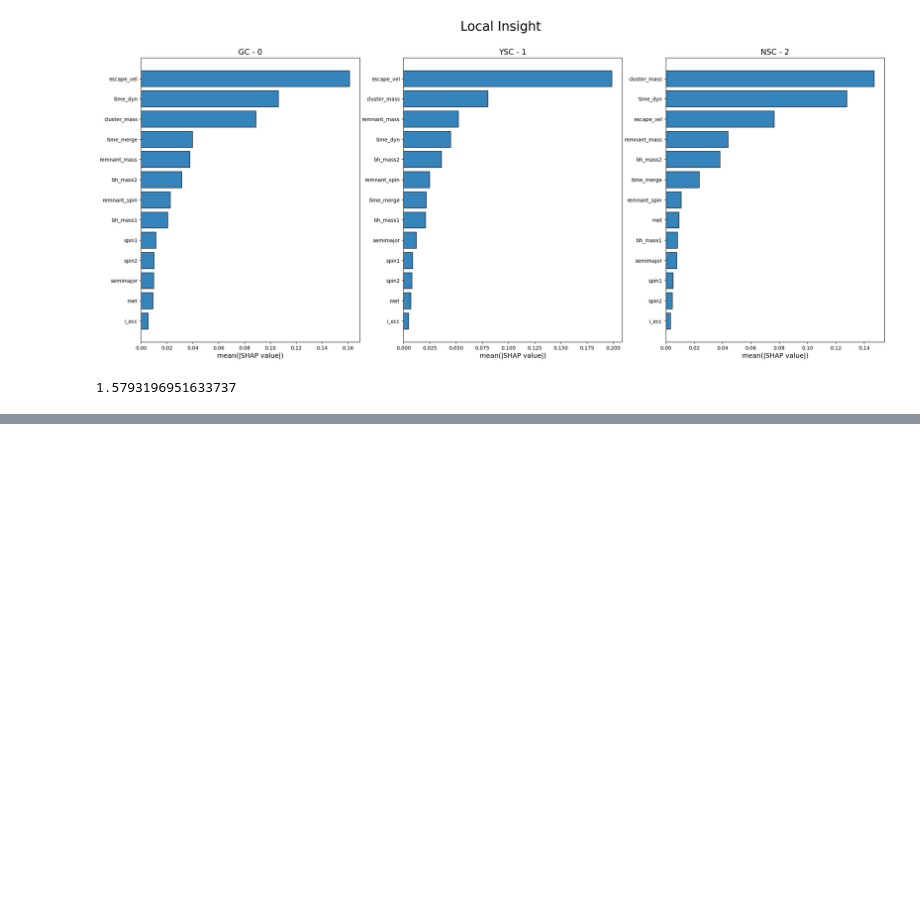
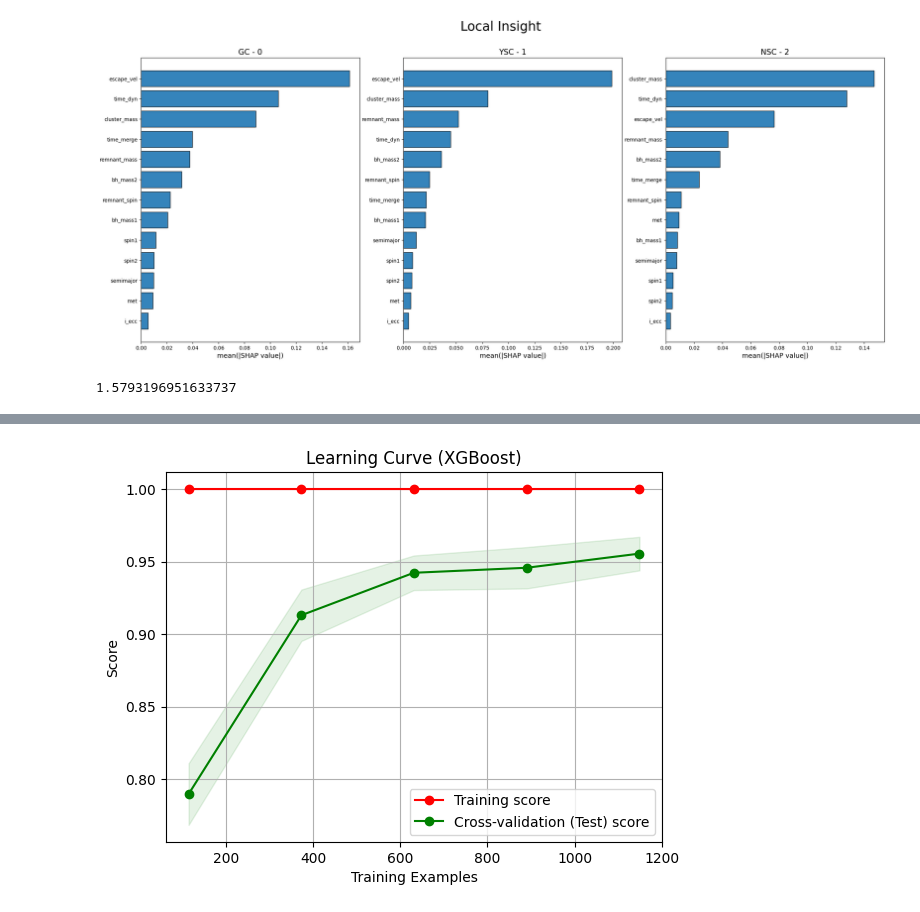
Before and after one commit to EugeniaBoccanera/hm_bbh, a Jupyter notebook: project_v1.ipynb, the cells around one changed output, grey strips where cells are left out. Drawn from its saved outputs; the diff is of its cells as text; code cells hidden in the pictures; blank space fills up the shorter version.

```diff
--- a/project_v1.ipynb
+++ b/project_v1.ipynb
@@ -804,3 +915,22 @@ plot_shap_bar(shap_values)
+# %%
+param_grid = {
+    'n_estimators': [100, 200, 300],            # Number of boosting rounds
+    'max_depth': [3, 5, 7],                      # Maximum depth of each tree
+    'learning_rate': [0.01, 0.1, 0.2],           # Learning rate (shrinkage parameter)
+    'subsample': [0.6, 0.8, 1.0],                # Fraction of samples used for training each tree
+    'colsample_bytree': [0.6, 0.8, 1.0],         # Fraction of features used for training each tree
+    'gamma': [0, 0.1, 0.2],                      # Minimum loss reduction required to make a further partition on a leaf node
+    'reg_alpha': [0, 0.1, 0.2],                  # L1 regularization term on weights
+    'reg_lambda': [0, 0.1, 0.2],                 # L2 regularization term on weights
+    'min_child_weight': [1, 3, 5],               # Minimum sum of instance weight needed in a child
+    'objective': ['binary:logistic']             # Objective function
+}
+
+X, y, X_train, y_train, X_test, y_test = data_preprocessing(df, n_sample=1000, label='label', test_size=0.2)
+
+XGB_best, y_pred, grid_search = gridsearch_XGB(param_grid=param_grid, cv=3, X_train=X_train, y_train=y_train, X_test=X_test, n_jobs=25)
+
+model_evaluation(XGB_best, X, y, X_train, y_train, X_test, y_test, y_pred)
 # %%
 # def shap_explainer(model: Union[RandomForestClassifier, XGBClassifier], data: Union[pd.DataFrame, npt.NDArray], n_sample: Union[int, bool]) -> List:
 
@@ -1047,0 +1260,21 @@ plot_shap_bar(shap_values)
+# %%
+from sklearn.datasets import load_digits
+from sklearn.model_selection import train_test_split
+from xgboost import XGBClassifier
+
+# Load dataset
+digits = load_digits()
+X, y = digits.data, digits.target
+
+# Split data into training and test sets
+X_train, X_test, y_train, y_test = train_test_split(X, y, test_size=0.2, random_state=42)
+
+# Initialize XGBoost classifier
+xgb_clf = XGBClassifier()
+
+# Plot learning curve
+plot_learning_curve(xgb_clf, "Learning Curve (XGBoost)", X_train, y_train, cv=5, n_jobs=2)
+
+plt.show()
+# %% [output]
+[figure, added]
```
Also changed, not shown: parts of 11 cells of this notebook.
